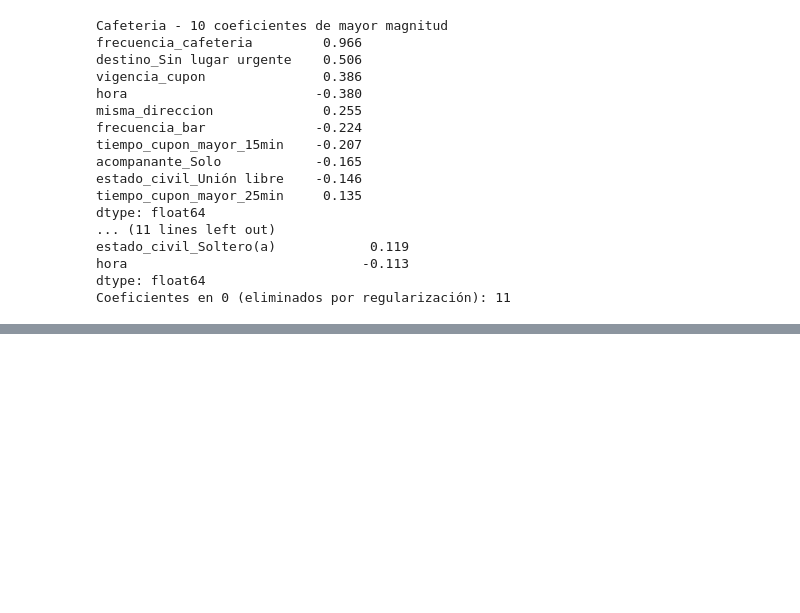
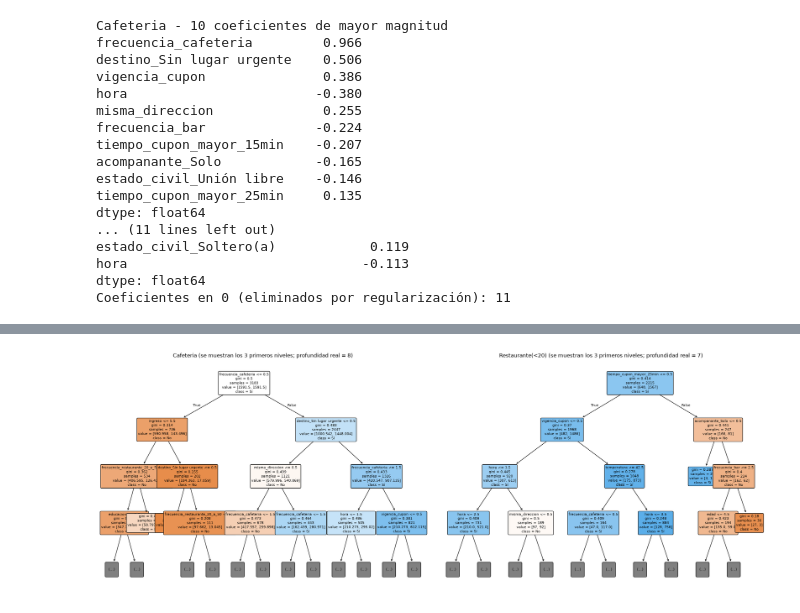
Before and after one commit to nreyl/ML-L3-G44, a Jupyter notebook: L3.ipynb, the cells around one changed output, grey strips where cells are left out. Cells and saved outputs as stored; diff of their text form; code cells hidden in the pictures; blank space fills up the shorter version.

```diff
--- a/L3.ipynb
+++ b/L3.ipynb
@@ -537,0 +558,12 @@ Coeficientes en 0 (eliminados por regularización): 11
+# %%
+pipe_tree = Pipeline([
+    ("imputer", SimpleImputer(strategy="most_frequent")),
+    ("clf", DecisionTreeClassifier(random_state=42)),
+])
+
+param_grid_tree = {
+    "clf__criterion": ["gini", "entropy", "log_loss"],
+    "clf__max_depth": [3, 5, 7, 10, 15, None],
+    "clf__min_samples_leaf": [1, 5, 10, 20, 50],
+    "clf__class_weight": [None, "balanced"],
+}
@@ -537,0 +691,7 @@ Coeficientes en 0 (eliminados por regularización): 11
+# %%
+for n, gs in arboles.items():
+    cols_X = splits[n][0].columns
+    imp = pd.Series(gs.best_estimator_.named_steps["clf"].feature_importances_, index=cols_X)
+    print(f"\n{n} - 10 variables más importantes")
+    print(imp.sort_values(ascending=False).head(10).round(3))
+    print("Variables sin uso en el árbol:", int((imp == 0).sum()))
@@ -537,0 +716,11 @@ Coeficientes en 0 (eliminados por regularización): 11
+# %%
+fig, axes = plt.subplots(1, 2, figsize=(22, 8))
+for ax, (n, gs) in zip(axes, arboles.items()):
+    clf = gs.best_estimator_.named_steps["clf"]
+    plot_tree(clf, feature_names=splits[n][0].columns, class_names=["No", "Sí"],
+              max_depth=3, filled=True, rounded=True, fontsize=8, ax=ax)
+    ax.set_title(f"{n} (se muestran los 3 primeros niveles; profundidad real = {clf.get_depth()})")
+plt.tight_layout()
+plt.show()
+# %% [output]
+[figure, added]
```
Also changed, not shown: parts of 20 cells of this notebook.
